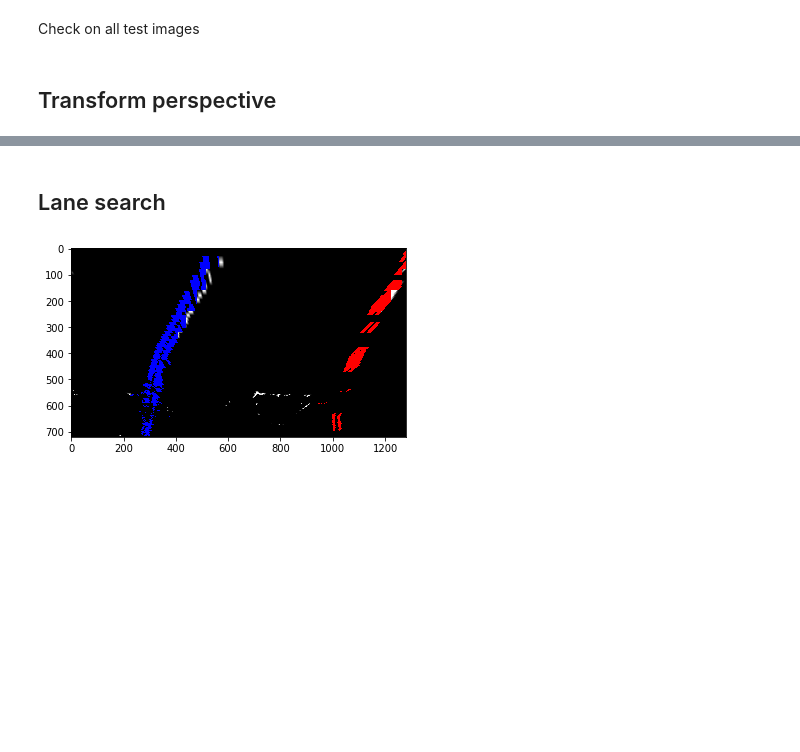
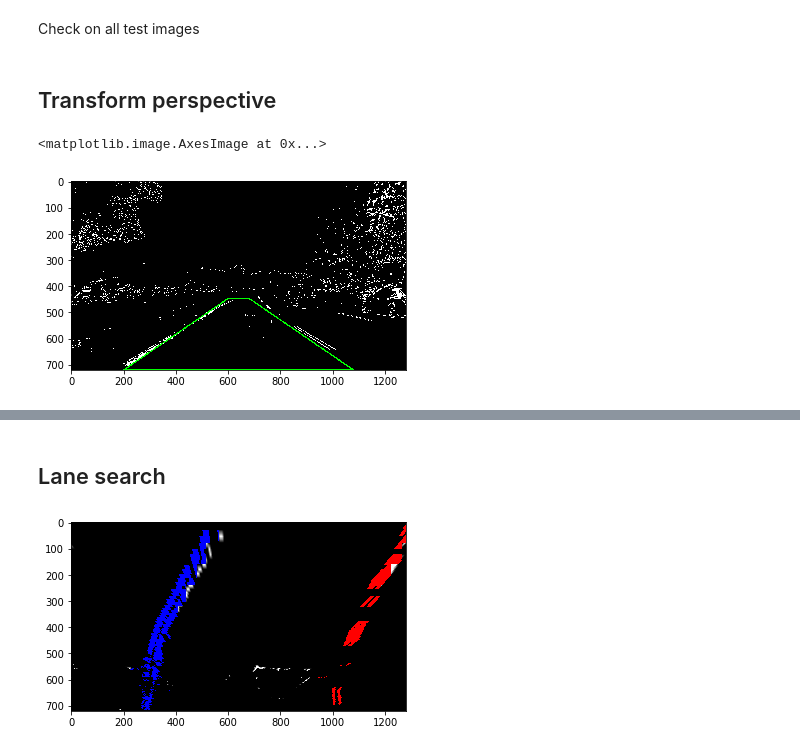
Before and after one commit to gderoo/self_driving_car, a Jupyter notebook: Project 4 - Lane Finding 2/notebook.ipynb, the cells around one changed output, grey strips where cells are left out. Drawn from its saved outputs; the diff is of its cells as text; code cells hidden in the pictures; blank space fills up the shorter version.

```diff
--- a/Project 4 - Lane Finding 2/notebook.ipynb
+++ b/Project 4 - Lane Finding 2/notebook.ipynb
@@ -223 +236,9 @@ def transf_persp(img, inv = False):
+# %%
+pts = np.array(src, np.int32)
+pts = pts.reshape((-1,1,2))
+test = cv2.polylines(np.uint8(np.dstack((final,final,final))*255),[pts],True,(0,255,0),3)
+plt.imshow(test, cmap = "gray")
+# %% [output]
+<matplotlib.image.AxesImage at 0x...>
+[figure, added]
 # %%
```
Also changed, not shown: parts of 17 cells of this notebook, 7 other files.
